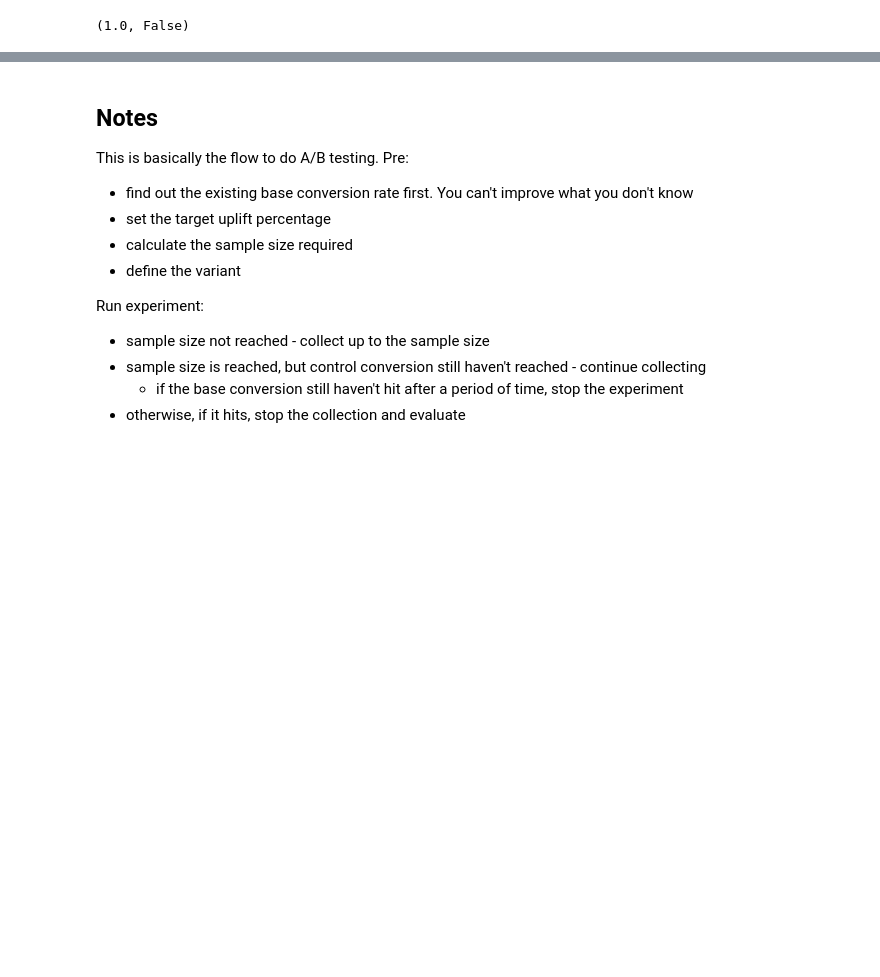
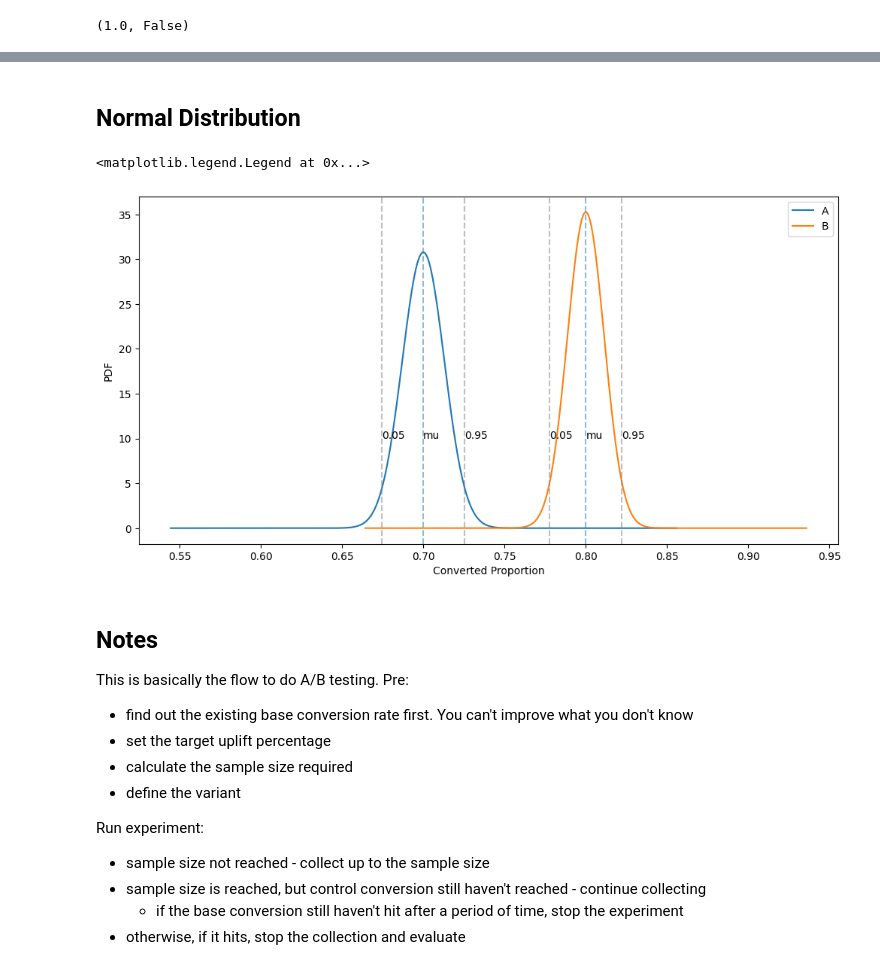
Before and after one commit to alextanhongpin/python-eda, a Jupyter notebook: 04_ab_testing.ipynb, the cells around one changed output, grey strips where cells are left out. Drawn from its saved outputs; the diff is of its cells as text; code cells hidden in the pictures; blank space fills up the shorter version.

```diff
--- a/04_ab_testing.ipynb
+++ b/04_ab_testing.ipynb
@@ -205,3 +286,53 @@ test_evaluation(0.70 * sample_size, sample_size, 0.5 * sample_size, sample_size)
+# %% [markdown]
+## Normal Distribution
+# %%
+def plot_CI(ax, mu, std, sig_level=0.05, color="grey"):
+    left, right = scs.norm.interval(1 - sig_level, loc=mu, scale=std)
+    ax.axvline(left, c=color, linestyle="--", alpha=0.5)
+    ax.axvline(right, c=color, linestyle="--", alpha=0.5)
+    ax.annotate("0.05", (left, 10))
+    ax.annotate("0.95", (right, 10))
+
+
+def plot_norm_dist(ax, mu, std, with_CI=False, sig_level=0.05, label=None):
+    x = np.linspace(mu - 12 * std, mu + 12 * std, 1000)
+    y = scs.norm(mu, std).pdf(x)
+    ax.plot(x, y, label=label)
+    ax.axvline(x=mu, alpha=0.5, linestyle="--")
+    ax.annotate("mu", (mu, 10))
+
+    # Confidence interval.
+    if with_CI:
+        plot_CI(ax, mu, std, sig_level=sig_level)
+# %%
+import math
+
+p_A = 0.7
+p_B = 0.8
+A_total = 1250
+B_total = 1250
+A_converted = math.ceil(p_A * A_total)
+B_converted = math.ceil(p_B * B_total)
+
+# Standard error of the mean for both groups.
+SE_A = np.sqrt(p_A * (1 - p_A)) / np.sqrt(A_total)
+SE_B = np.sqrt(p_B * (1 - p_B)) / np.sqrt(B_total)
+
+# Plot the null and alternative hypothesis.
+fig, ax = subplots(figsize=(12, 6))
+
+
+plot_norm_dist(ax, p_A, SE_A, with_CI=True, label="A")
+plot_norm_dist(ax, p_B, SE_B, with_CI=True, label="B")
+
+plt.xlabel("Converted Proportion")
+plt.ylabel("PDF")
+plt.legend()
+
+# Plot the null and the alternative hypothesis.
+# %% [output]
+<matplotlib.legend.Legend at 0x...>
+[figure, added]
 # %% [markdown]
 ## Notes
 
```
Also changed, not shown: parts of 6 cells of this notebook, 7 other files.
